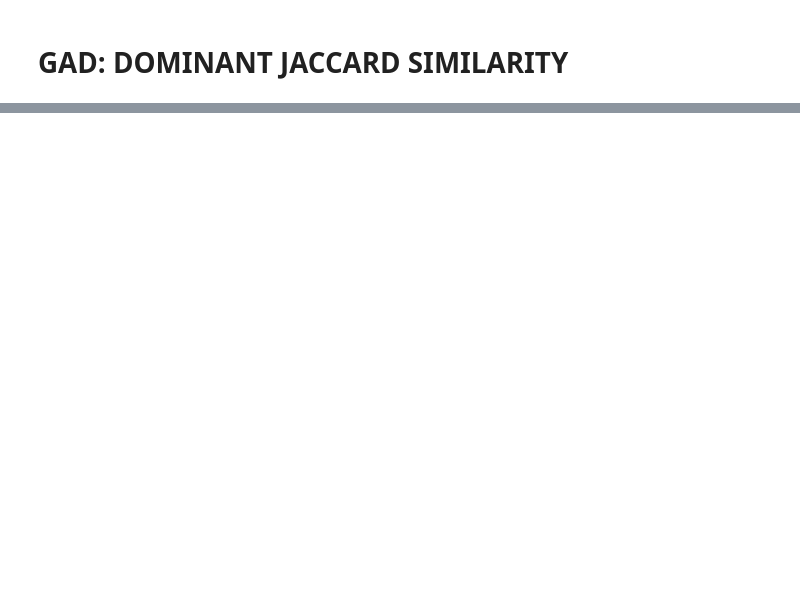
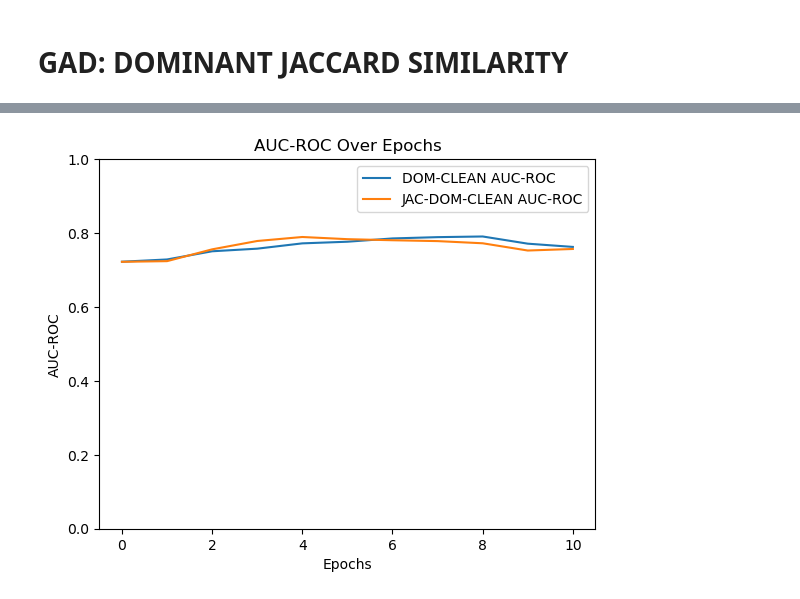
Before and after one commit to Grace-Melchiors/AAU-Dat6-Poison-GAD, a Jupyter notebook: notebooks/dominant_jaccard_sim.ipynb, the cells around one changed output, grey strips where cells are left out. Drawn from its saved outputs; the diff is of its cells as text; code cells hidden in the pictures; blank space fills up the shorter version.

```diff
--- a/notebooks/dominant_jaccard_sim.ipynb
+++ b/notebooks/dominant_jaccard_sim.ipynb
@@ -85,0 +81,5 @@ data.adj = adj.to_dense()
+# %%
+# -----> to obtain the adj matrix from edge_index tensor
+_, adj, _ = prepare_graph(data)
+
+data.adj = adj.to_dense()
@@ -229,7 +276,4 @@ detached y:  4039
 # %%
-"""
-Dominant Jaccard Similarity on poisoned data
-"""
 jaccard_threshold = 0.01
 
 print("DOMINANT modified w/ Jaccard on CLEAN data:")
@@ -248,23 +292,14 @@ model = DominantJaccard(feat_size=attrs.size(1), hidden_size=config['model']['hi
 model.to(config['model']['device'])
 model.fit(config, threshold=jaccard_threshold, verbose=True)
 
-# -------------------------------------------------------------------------------------
+# retrieve stats
+M3_feature_loss_arr = model.feature_loss_arr
+M3_structure_loss_arr = model.structure_loss_arr
 
-print("DOMINANT modified w/ Jaccard on POISONED data:")
-dataset = data
-adj, _, _, adj_label = load_anomaly_detection_dataset(dataset, config['model']['device'])
-#edge_index = torch.LongTensor(np.array(sp.coo_matrix(adj).nonzero()))
-adj_label = torch.FloatTensor(adj_label).to(config['model']['device'])
-#attrs = torch.FloatTensor(attrs)
+M3_loss_arr = model.loss_arr
 
-edge_index = dataset.edge_index.to(config['model']['device'])
-label = torch.Tensor(dataset.y.bool()).to(config['model']['device'])
-attrs = dataset.x.to(config['model']['device'])
-
-model = DominantJaccard(feat_size=attrs.size(1), hidden_size=config['model']['hidden_dim'], dropout=config['model']['dropout'],
-                    device=config['model']['device'], edge_index=edge_index, adj_label=adj_label, attrs=attrs, label=label, adj=adj)
-model.to(config['model']['device'])
-model.fit(config, threshold=jaccard_threshold, verbose=True)
+M3_aucroc_arr = model.aucroc_arr
+M3_aucroc_norm = model.aucroc_norm_arr
 # %% [output]
 DOMINANT modified w/ Jaccard on CLEAN data:
 adj size after to_dense_adj call:  16313521
@@ -331,0 +446,15 @@ ZeroDivisionError: float division by zero
+# %%
+
+plt.plot(M1_aucroc_arr, label='DOM-CLEAN AUC-ROC')
+plt.plot(M3_aucroc_arr, label='JAC-DOM-CLEAN AUC-ROC')
+# plt.plot(M1_aucroc_norm, label='DOM-CLEAN AUC-ROC (norm)')
+# plt.plot(M3_aucroc_norm, label='JAC-DOM-CLEAN AUC-ROC (norm)')
+plt.xlabel('Epochs')
+plt.ylabel('AUC-ROC')
+plt.title('AUC-ROC Over Epochs')
+plt.ylim(0, 1)  # Set y-axis limits from 0 to 1
+
+plt.legend()
+plt.show()
+# %% [output]
+[figure, added]
```
Also changed, not shown: parts of 28 cells of this notebook, 1 other file.
